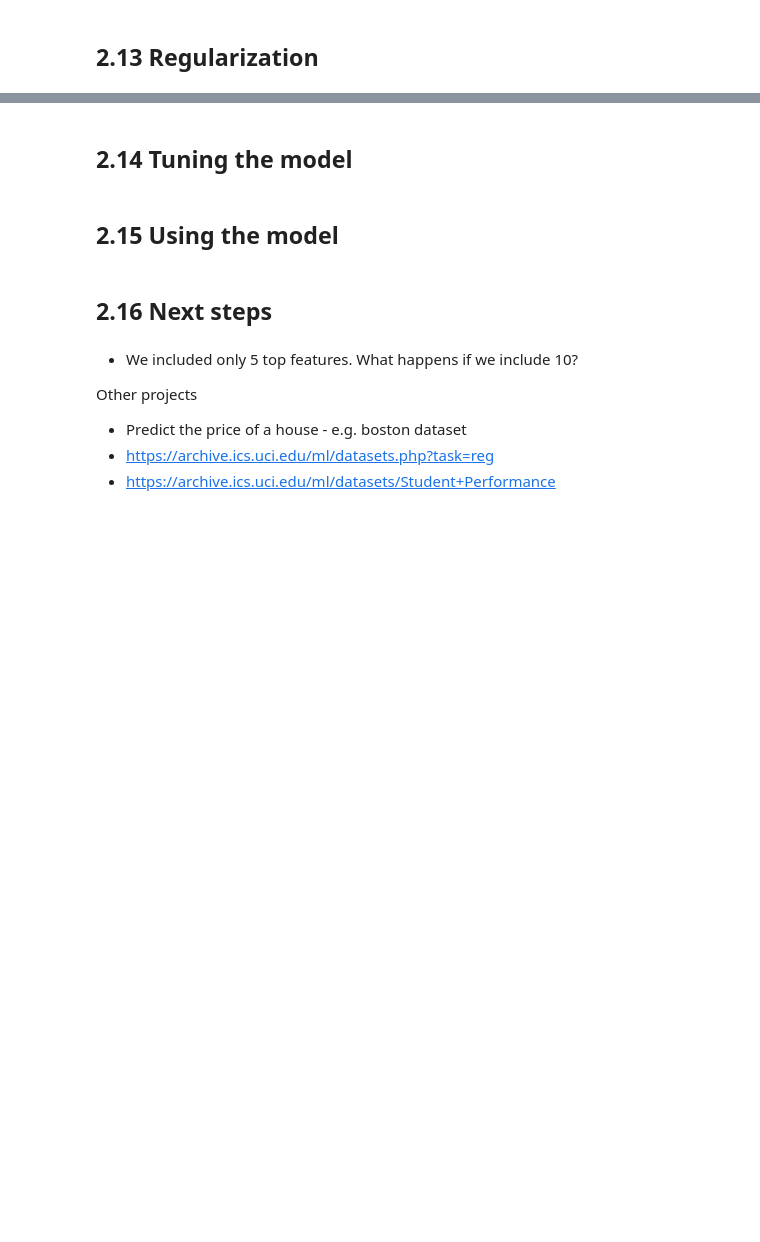
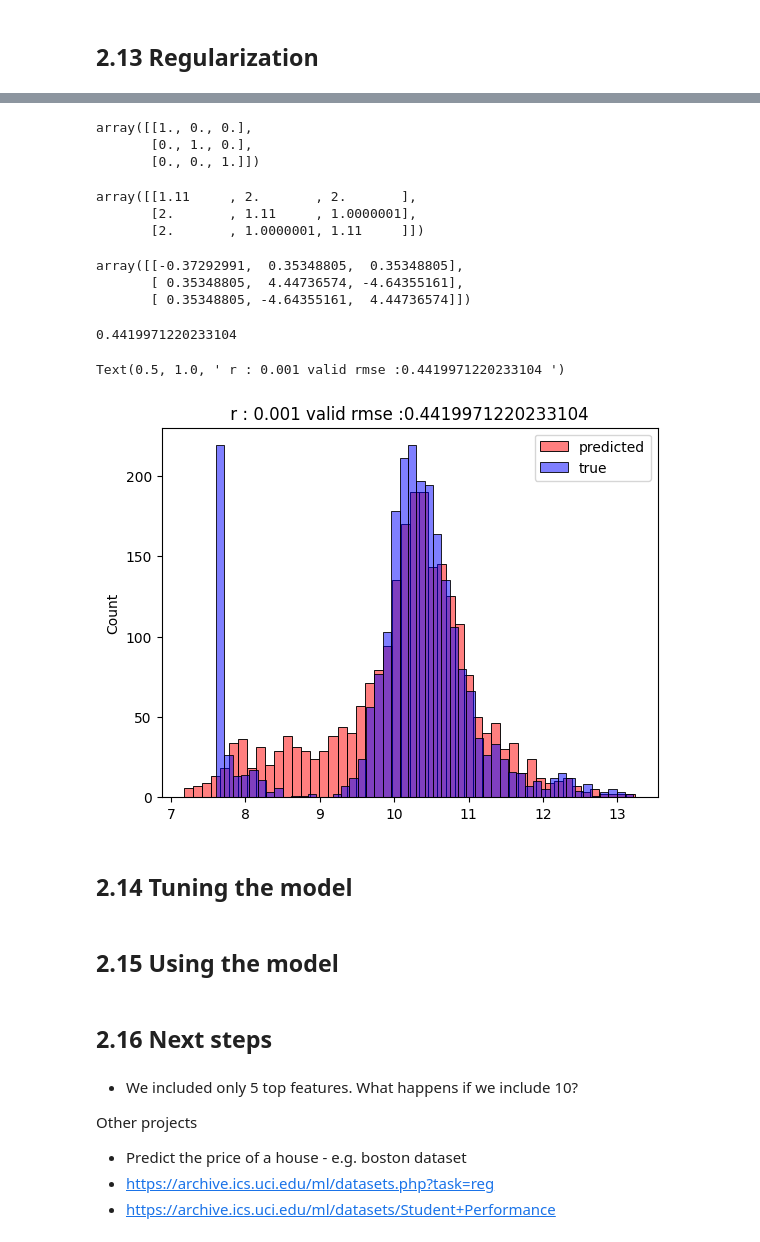
Before and after one commit to mustafabozkaya/AI-ML-DL-DS_Projects_Portfolio, a Jupyter notebook: Car-price-prediction-project/all_exercise_notebook.ipynb, the cells around one changed output, grey strips where cells are left out. Cells and saved outputs as stored; diff of their text form; code cells hidden in the pictures; blank space fills up the shorter version.

```diff
--- a/Car-price-prediction-project/all_exercise_notebook.ipynb
+++ b/Car-price-prediction-project/all_exercise_notebook.ipynb
@@ -659,7 +766,7 @@ X = [
     [5, 1, 1],
     [5, 4, 4],
     [7, 5, 5],
-    [4, 5, 5.00000001],
+    [4, 5, 5.00001],
 ]
 
 X = np.array(X)
@@ -701,9 +816,24 @@ np.linalg.inv(XTX)
+# %%
+np.eye(XTX.shape[0])
+# %% [output]
+array([[1., 0., 0.],
+       [0., 1., 0.],
+       [0., 0., 1.]])
 # %%
-XTX = XTX + 0.01 * np.eye(3)
+XTX = XTX + 0.1 * np.eye(XTX.shape[0])
+XTX
+# %% [output]
+array([[1.11     , 2.       , 2.       ],
+       [2.       , 1.11     , 1.0000001],
+       [2.       , 1.0000001, 1.11     ]])
 # %%
 np.linalg.inv(XTX)
+# %% [output]
+array([[-0.37292991,  0.35348805,  0.35348805],
+       [ 0.35348805,  4.44736574, -4.64355161],
+       [ 0.35348805, -4.64355161,  4.44736574]])
 # %%
-def train_linear_regression_reg(X, y, r=0.001):
+def train_linear_regression_r(X, y, r=0.001):
     ones = np.ones(X.shape[0])
     X = np.column_stack([ones, X])
 
@@ -715,12 +845,22 @@ def train_linear_regression_reg(X, y, r=0.001):
 
     return w_full[0], w_full[1:]
 # %%
-X_train = prepare_X(df_train)
-w0, w = train_linear_regression_reg(X_train, y_train, r=0.01)
+X_train = preparec_X(df_train)
+w0, w = train_linear_regression_r(X_train, y_train, r=0.001)
 
-X_val = prepare_X(df_val)
+X_val = preparec_X(df_val)
 y_pred = w0 + X_val.dot(w)
 rmse(y_val, y_pred)
+# %% [output]
+0.4419971220233104
+# %%
+sns.histplot(y_pred,label='predicted', color='red', alpha=0.5, bins=50)
+sns.histplot(y_val,label='true', color='blue', alpha=0.5, bins=50)
+plt.legend()
+plt.title(f" r : 0.001 valid rmse :{rmse(y_val, y_pred) } ")
+# %% [output]
+Text(0.5, 1.0, ' r : 0.001 valid rmse :0.4419971220233104 ')
+[figure, added]
 # %% [markdown]
 ## 2.14 Tuning the model
 # %%
```
Also changed, not shown: parts of 23 cells of this notebook.
